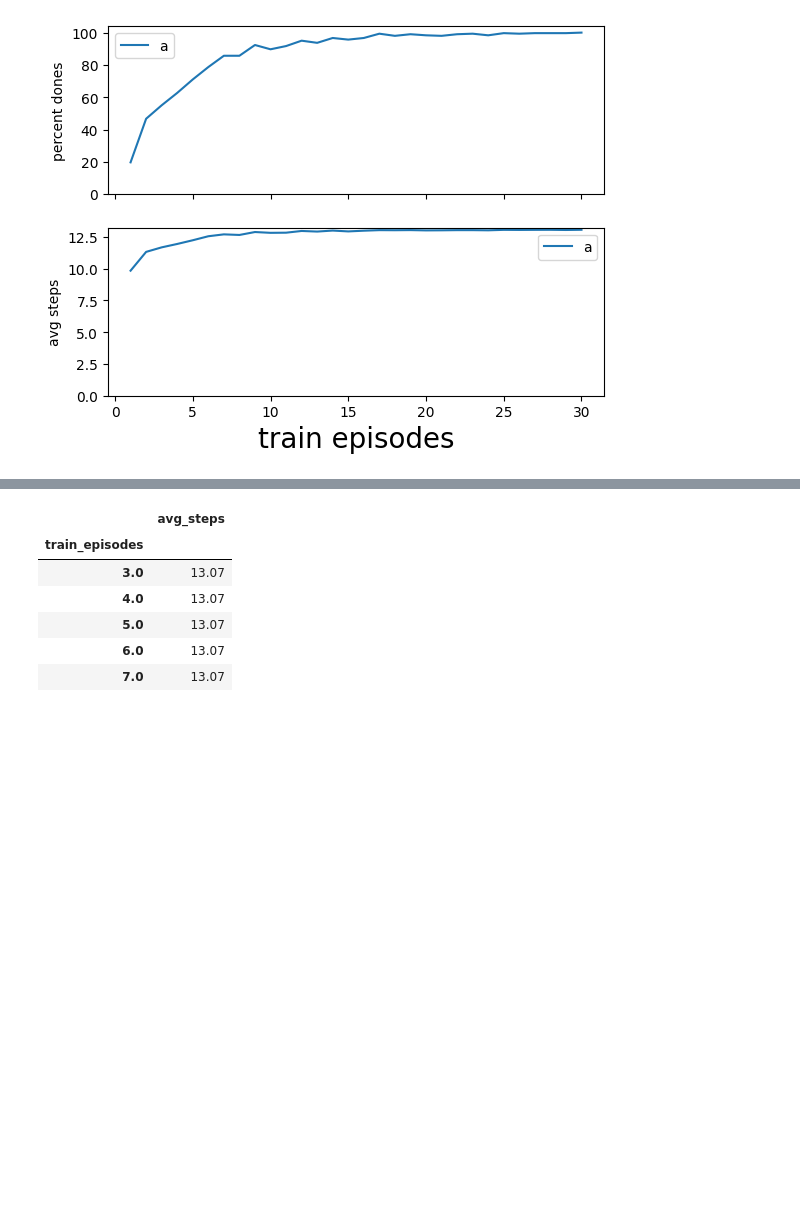
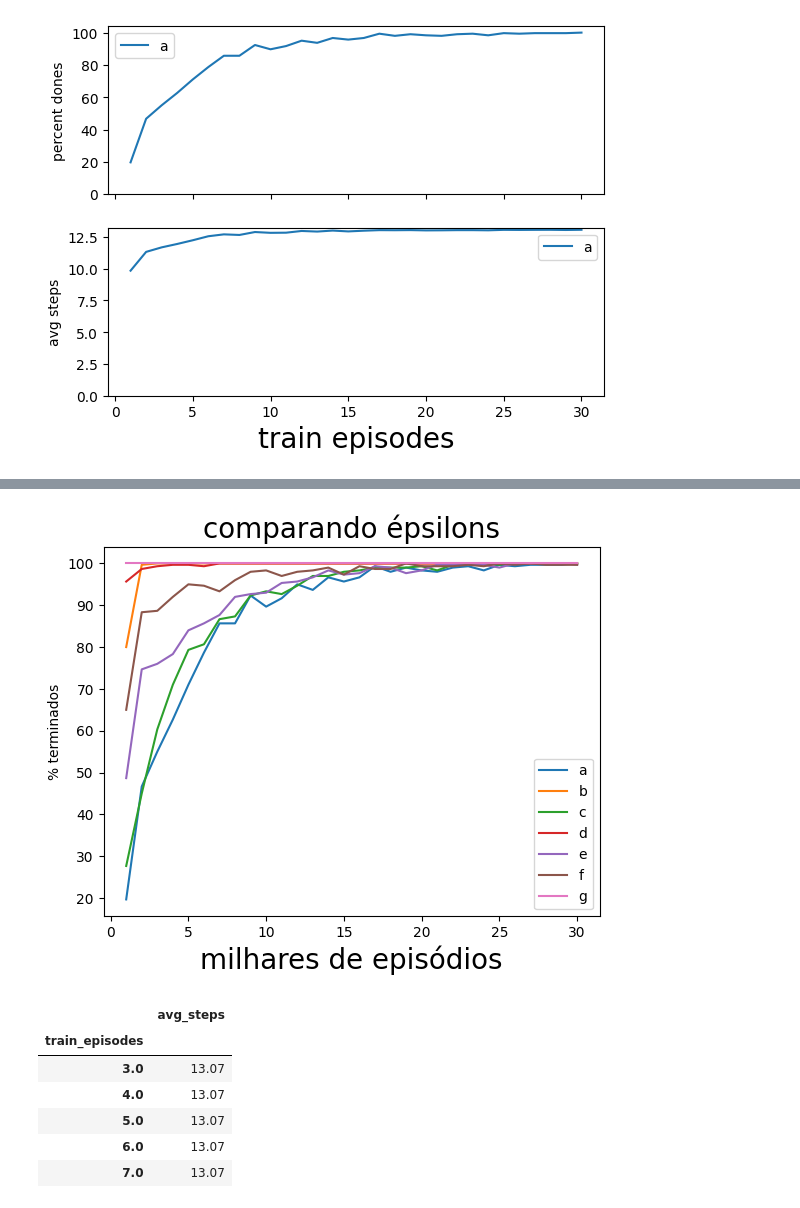
Before and after one commit to anselmobd/qrlstudy, a Jupyter notebook: eval1.ipynb, the cells around one changed output, grey strips where cells are left out. Cells and saved outputs as stored; diff of their text form; code cells hidden in the pictures; blank space fills up the shorter version.

```diff
--- a/eval1.ipynb
+++ b/eval1.ipynb
@@ -74,3 +89,18 @@ plt.show()
+# %%
+for e in evals:
+    plt.plot(evals[e]['percent_dones'])
+
+plt.title("comparando épsilons", size = 20)
+
+plt.legend(evals.keys())
+plt.ylabel("% terminados")
+# ax2.set_ylim(bottom=0)
+
+plt.xlabel("milhares de episódios", size = 20)
+
+plt.show()
+# %% [output]
+[figure, added]
 # %%
 dones={}
 for e_type in 'abcdefg':
```
Also changed, not shown: parts of 2 cells of this notebook.
